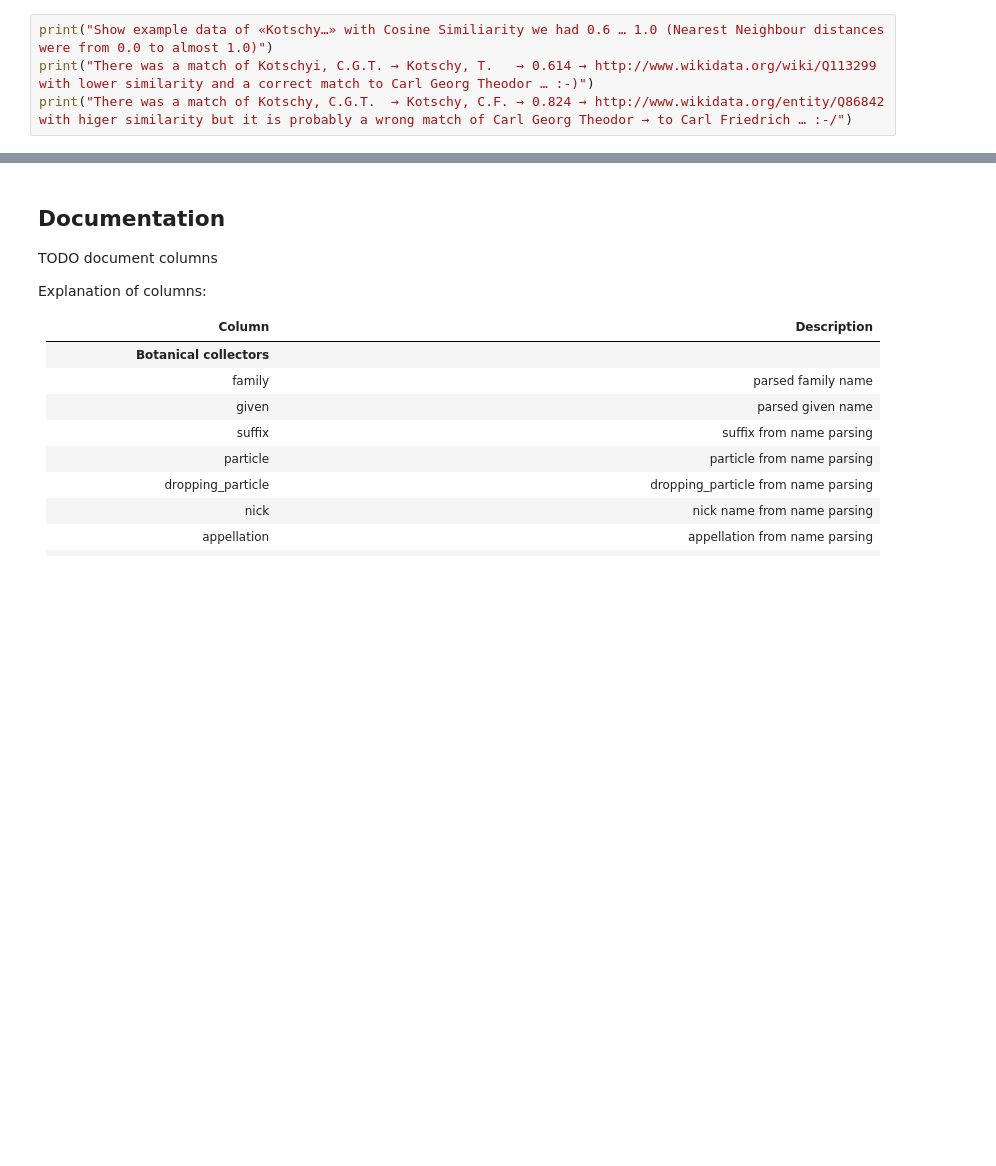
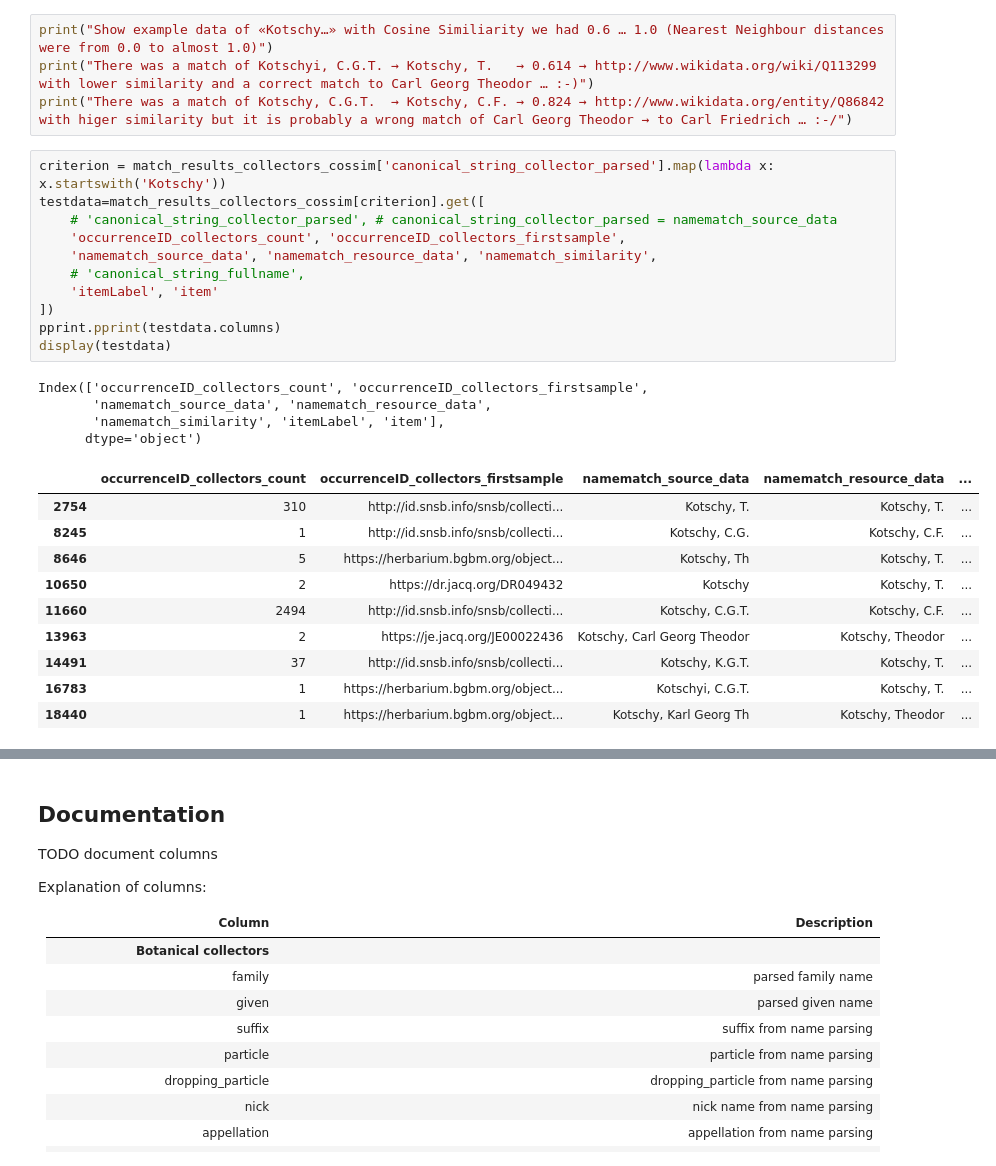
Before and after one commit to infinite-dao/collector-matching, a Jupyter notebook: match_names_draft-data-analysis.ipynb, the cells around one changed output, grey strips where cells are left out. Cells and saved outputs as stored; diff of their text form; blank space fills up the shorter version.

```diff
--- a/match_names_draft-data-analysis.ipynb
+++ b/match_names_draft-data-analysis.ipynb
@@ -68,3 +90,29 @@ Index(['family', 'given', 'suffix', 'particle', 'dropping_particle', 'nick',
 print("Show example data of «Kotschy…» with Cosine Similiarity we had 0.6 … 1.0 (Nearest Neighbour distances were from 0.0 to almost 1.0)")
 print("There was a match of Kotschyi, C.G.T. → Kotschy, T.   → 0.614 → http://www.wikidata.org/wiki/Q113299  with lower similarity and a correct match to Carl Georg Theodor … :-)")
 print("There was a match of Kotschy, C.G.T.  → Kotschy, C.F. → 0.824 → http://www.wikidata.org/entity/Q86842 with higer similarity but it is probably a wrong match of Carl Georg Theodor → to Carl Friedrich … :-/")
+# %%
+criterion = match_results_collectors_cossim['canonical_string_collector_parsed'].map(lambda x: x.startswith('Kotschy'))
+testdata=match_results_collectors_cossim[criterion].get([
+    # 'canonical_string_collector_parsed', # canonical_string_collector_parsed = namematch_source_data
+    'occurrenceID_collectors_count', 'occurrenceID_collectors_firstsample',
+    'namematch_source_data', 'namematch_resource_data', 'namematch_similarity',
+    # 'canonical_string_fullname',
+    'itemLabel', 'item'
+])
+pprint.pprint(testdata.columns)
+display(testdata)
+# %% [output]
+Index(['occurrenceID_collectors_count', 'occurrenceID_collectors_firstsample',
+       'namematch_source_data', 'namematch_resource_data',
+       'namematch_similarity', 'itemLabel', 'item'],
+      dtype='object')
+|  | occurrenceID_collectors_count | occurrenceID_collectors_firstsample | namematch_source_data | namematch_resource_data | ... |
+| 2754 | 310 | http://id.snsb.info/snsb/collecti... | Kotschy, T. | Kotschy, T. | ... |
+| 8245 | 1 | http://id.snsb.info/snsb/collecti... | Kotschy, C.G. | Kotschy, C.F. | ... |
+| 8646 | 5 | https://herbarium.bgbm.org/object... | Kotschy, Th | Kotschy, T. | ... |
+| 10650 | 2 | https://dr.jacq.org/DR049432 | Kotschy | Kotschy, T. | ... |
+| 11660 | 2494 | http://id.snsb.info/snsb/collecti... | Kotschy, C.G.T. | Kotschy, C.F. | ... |
+| 13963 | 2 | https://je.jacq.org/JE00022436 | Kotschy, Carl Georg Theodor | Kotschy, Theodor | ... |
+| 14491 | 37 | http://id.snsb.info/snsb/collecti... | Kotschy, K.G.T. | Kotschy, T. | ... |
+| 16783 | 1 | https://herbarium.bgbm.org/object... | Kotschyi, C.G.T. | Kotschy, T. | ... |
+| 18440 | 1 | https://herbarium.bgbm.org/object... | Kotschy, Karl Georg Th | Kotschy, Theodor | ... |
```
Also changed, not shown: parts of 10 cells of this notebook, 1 other file.
